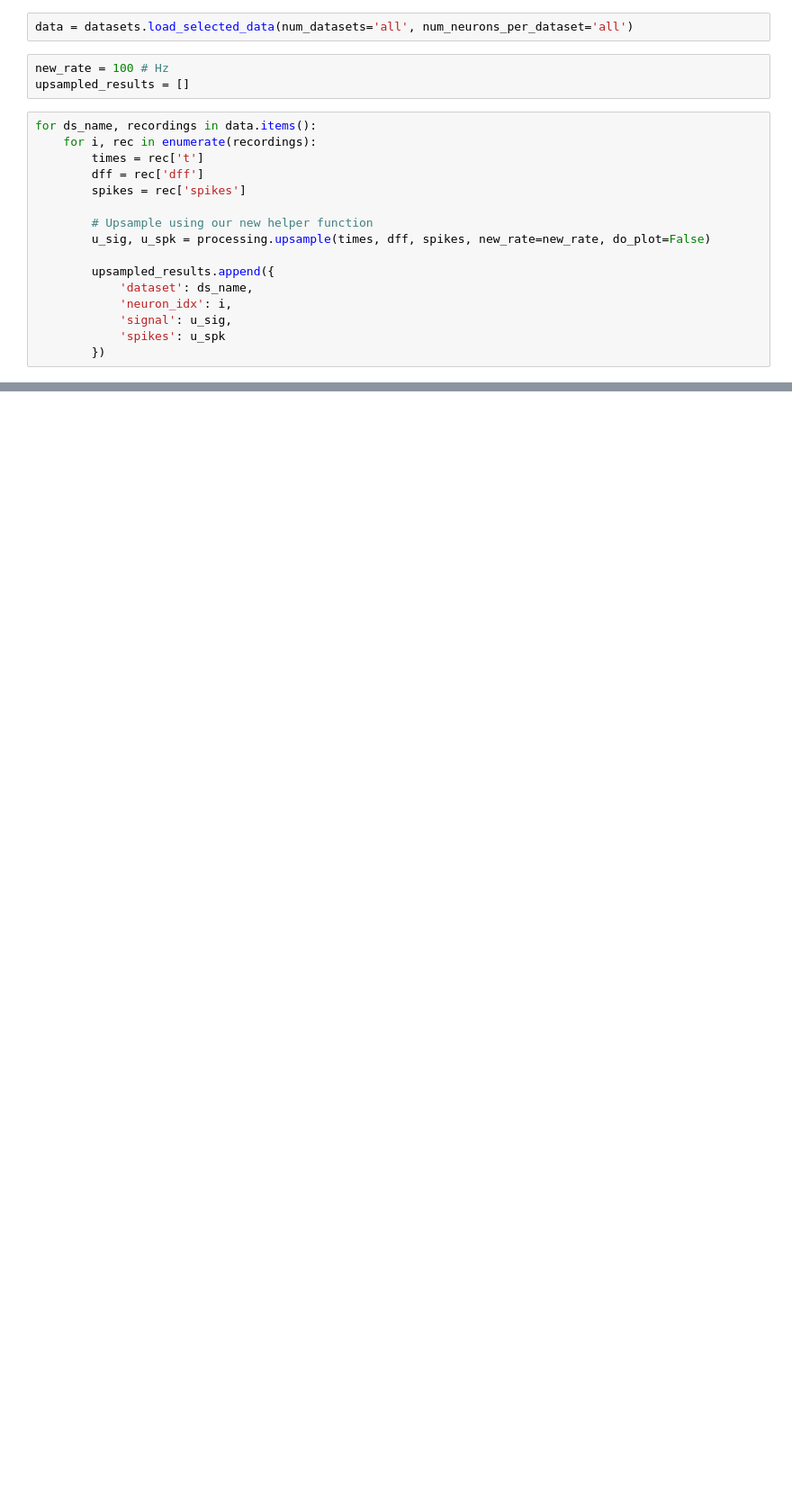
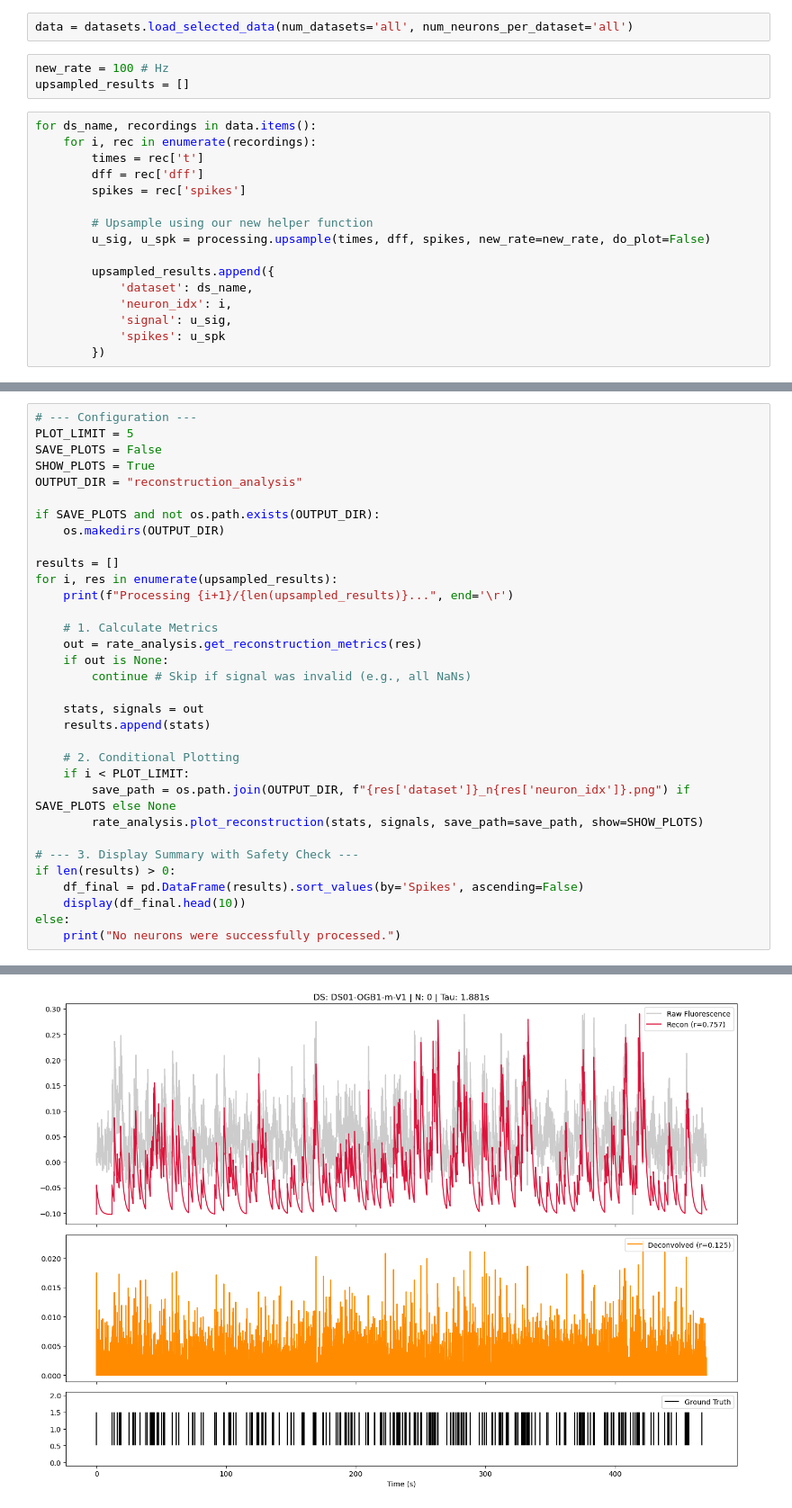
Before and after one commit to mjoudy/Cascade, a Jupyter notebook: nature_review_datasets.ipynb, the cells around one changed output, grey strips where cells are left out. Shown at 90% size. Cells and saved outputs as stored; diff of their text form; blank space fills up the shorter version.

```diff
--- a/nature_review_datasets.ipynb
+++ b/nature_review_datasets.ipynb
@@ -336,0 +32,34 @@ Example Phase Space Plots for: DS01-OGB1-m-V1 (Neuron 0) | CV2=0.00
+# %%
+# --- Configuration ---
+PLOT_LIMIT = 5
+SAVE_PLOTS = False
+SHOW_PLOTS = True
+OUTPUT_DIR = "reconstruction_analysis"
+
+if SAVE_PLOTS and not os.path.exists(OUTPUT_DIR):
+    os.makedirs(OUTPUT_DIR)
+
+results = []
+for i, res in enumerate(upsampled_results):
+    print(f"Processing {i+1}/{len(upsampled_results)}...", end='\r')
+
+    # 1. Calculate Metrics
+    out = rate_analysis.get_reconstruction_metrics(res)
+    if out is None:
+        continue # Skip if signal was invalid (e.g., all NaNs)
+
+    stats, signals = out
+    results.append(stats)
+
+    # 2. Conditional Plotting
+    if i < PLOT_LIMIT:
+        save_path = os.path.join(OUTPUT_DIR, f"{res['dataset']}_n{res['neuron_idx']}.png") if SAVE_PLOTS else None
+        rate_analysis.plot_reconstruction(stats, signals, save_path=save_path, show=SHOW_PLOTS)
+
+# --- 3. Display Summary with Safety Check ---
+if len(results) > 0:
+    df_final = pd.DataFrame(results).sort_values(by='Spikes', ascending=False)
+    display(df_final.head(10))
+else:
+    print("No neurons were successfully processed.")
+# %% [output]
@@ -336,0 +67 @@ Example Phase Space Plots for: DS01-OGB1-m-V1 (Neuron 0) | CV2=0.00
+[figure, added]
```
Also changed, not shown: parts of 7 cells of this notebook, 8 other files.
